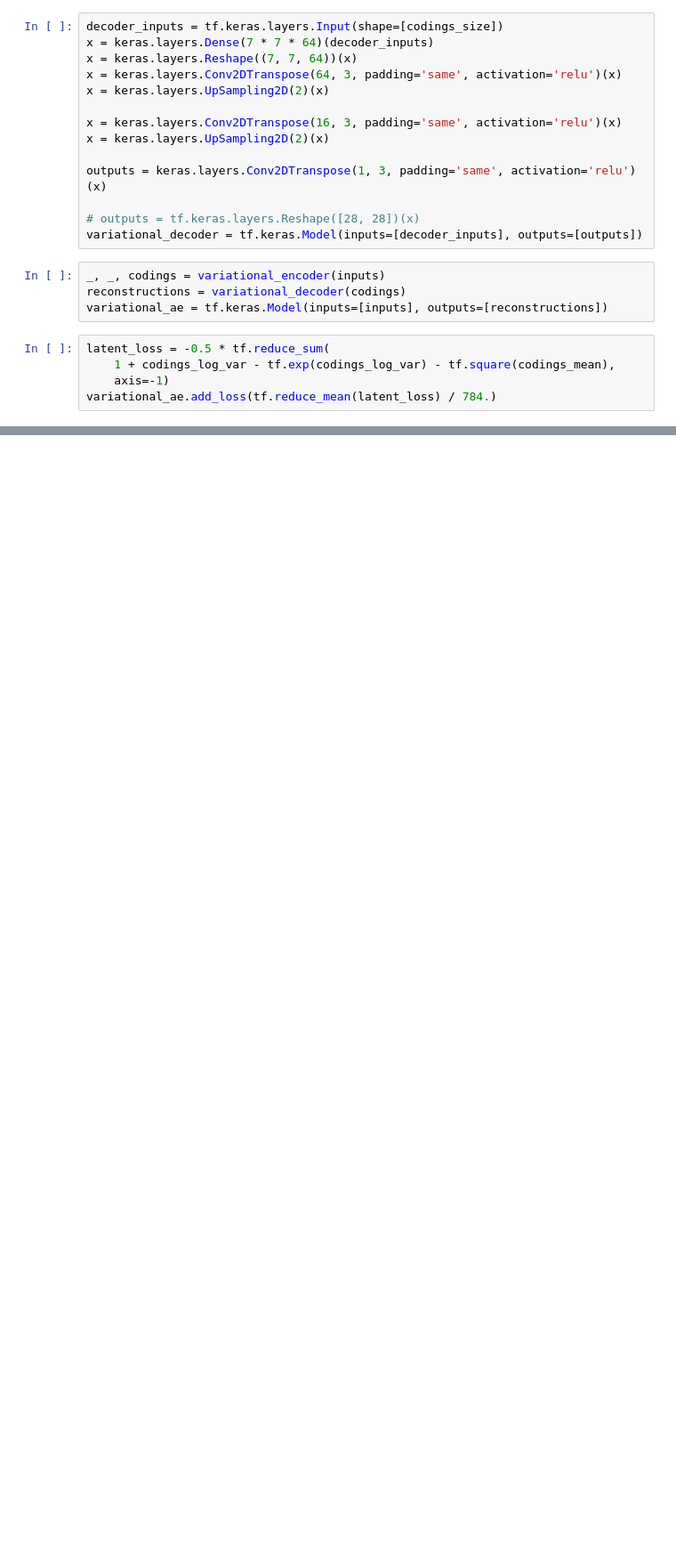
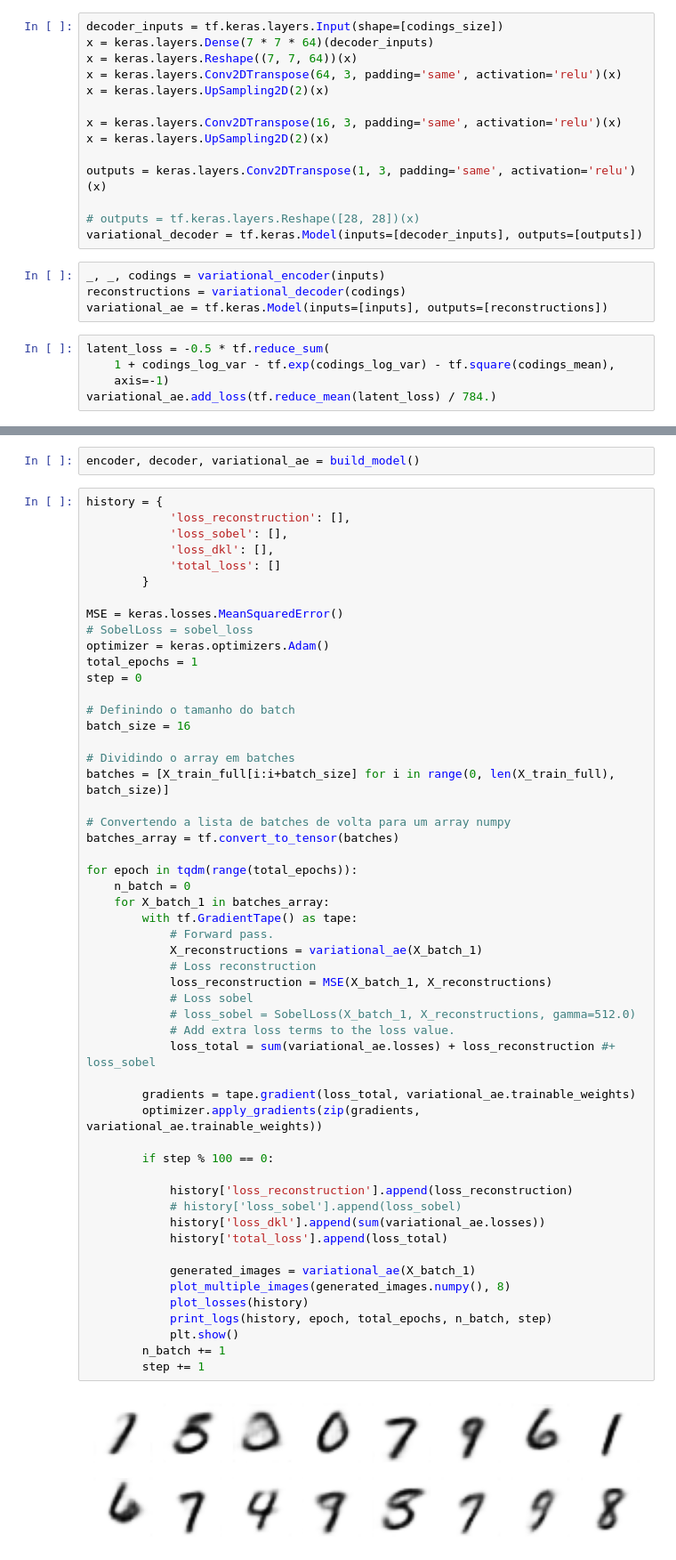
Before and after one commit to xValentim/VisionAlchemy, a Jupyter notebook: training_VAE_for_MNIST.ipynb, the cells around one changed output, grey strips where cells are left out. Shown: that part at 89% size. Cells and saved outputs as stored; diff of their text form; blank space fills up the shorter version.

Commit message:
Chore: Add GradientTape

```diff
--- a/training_VAE_for_MNIST.ipynb
+++ b/training_VAE_for_MNIST.ipynb
@@ -197,0 +292,57 @@ array([[[[0.02309331],
+# %%
+encoder, decoder, variational_ae = build_model()
+# %%
+history = {
+            'loss_reconstruction': [],
+            'loss_sobel': [],
+            'loss_dkl': [],
+            'total_loss': []
+        }
+
+MSE = keras.losses.MeanSquaredError()
+# SobelLoss = sobel_loss
+optimizer = keras.optimizers.Adam()
+total_epochs = 1
+step = 0
+
+# Definindo o tamanho do batch
+batch_size = 16
+
+# Dividindo o array em batches
+batches = [X_train_full[i:i+batch_size] for i in range(0, len(X_train_full), batch_size)]
+
+# Convertendo a lista de batches de volta para um array numpy
+batches_array = tf.convert_to_tensor(batches)
+
+for epoch in tqdm(range(total_epochs)):
+    n_batch = 0
+    for X_batch_1 in batches_array:
+        with tf.GradientTape() as tape:
+            # Forward pass.
+            X_reconstructions = variational_ae(X_batch_1)
+            # Loss reconstruction
+            loss_reconstruction = MSE(X_batch_1, X_reconstructions)
+            # Loss sobel
+            # loss_sobel = SobelLoss(X_batch_1, X_reconstructions, gamma=512.0)
+            # Add extra loss terms to the loss value.
+            loss_total = sum(variational_ae.losses) + loss_reconstruction #+ loss_sobel
+
+        gradients = tape.gradient(loss_total, variational_ae.trainable_weights)
+        optimizer.apply_gradients(zip(gradients, variational_ae.trainable_weights))
+
+        if step % 100 == 0:
+
+            history['loss_reconstruction'].append(loss_reconstruction)
+            # history['loss_sobel'].append(loss_sobel)
+            history['loss_dkl'].append(sum(variational_ae.losses))
+            history['total_loss'].append(loss_total)
+
+            generated_images = variational_ae(X_batch_1)
+            plot_multiple_images(generated_images.numpy(), 8)
+            plot_losses(history)
+            print_logs(history, epoch, total_epochs, n_batch, step)
+            plt.show()
+        n_batch += 1
+        step += 1
+# %% [output]
+[figure, added]
```
Also changed, not shown: parts of 7 cells of this notebook, 1 other file.
